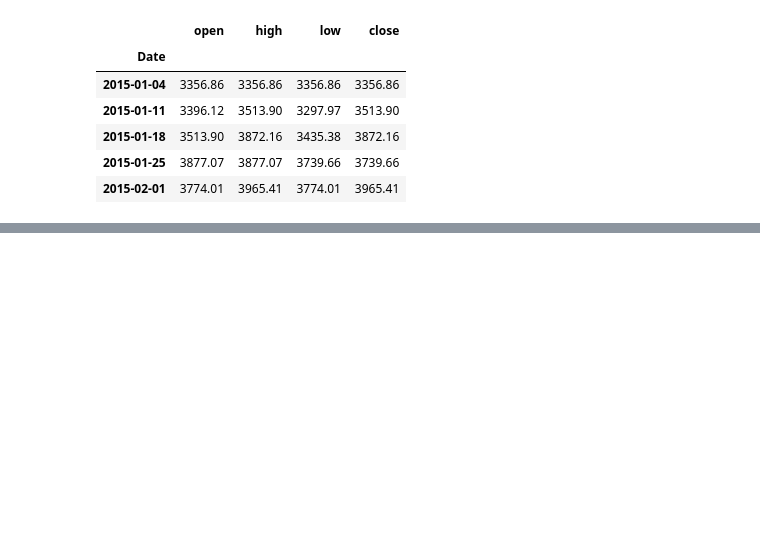
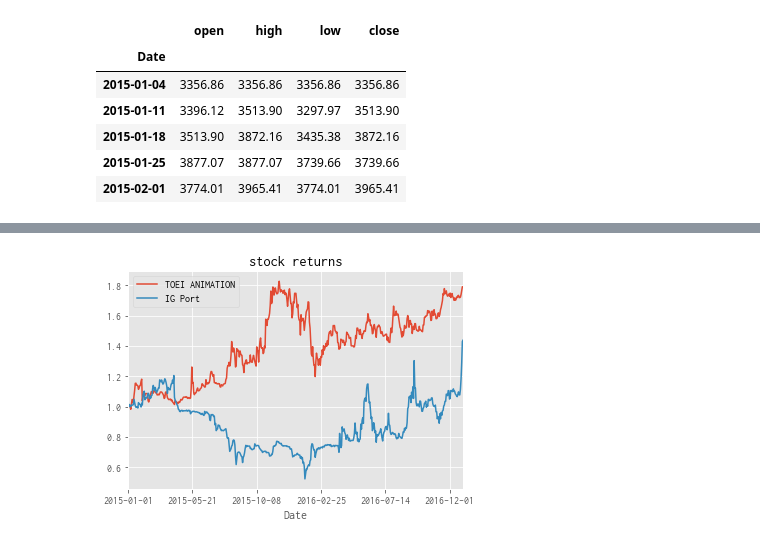
Before and after one commit to yukimura1227/trainings, a Jupyter notebook: pandas_sample/pandas_sample.ipynb, the cells around one changed output, grey strips where cells are left out. Saved outputs shown, nothing was run; the diff lists cells and outputs as text; code cells hidden in the pictures; blank space fills up the shorter version.

```diff
--- a/pandas_sample/pandas_sample.ipynb
+++ b/pandas_sample/pandas_sample.ipynb
@@ -75,4 +75,4 @@ stock_df.head()
 # %%
 anime_stock_returns_csv = '../sample_data/anime_stock_returns.csv'
 
-pd.read_csv(anime_stock_returns_csv).head()
+anime_stock_returns_df = pd.read_csv(anime_stock_returns_csv, index_col=0)
@@ -1024,0 +1041,7 @@ stock_df['TOEI ANIMATION'].resample('W').ohlc().head()
+# %%
+# Line Chart
+ax = anime_stock_returns_df.plot()
+ax.set_title('stock returns')
+plt.show()
+# %% [output]
+[figure, added]
```
Also changed, not shown: parts of 6 cells of this notebook.
